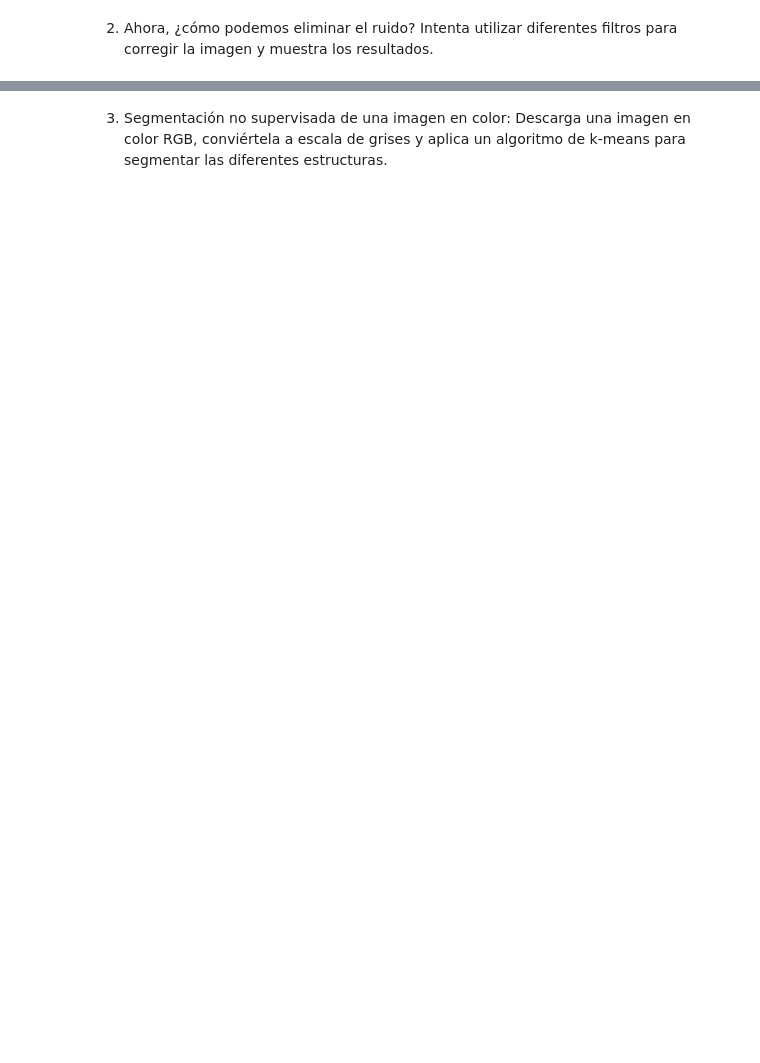
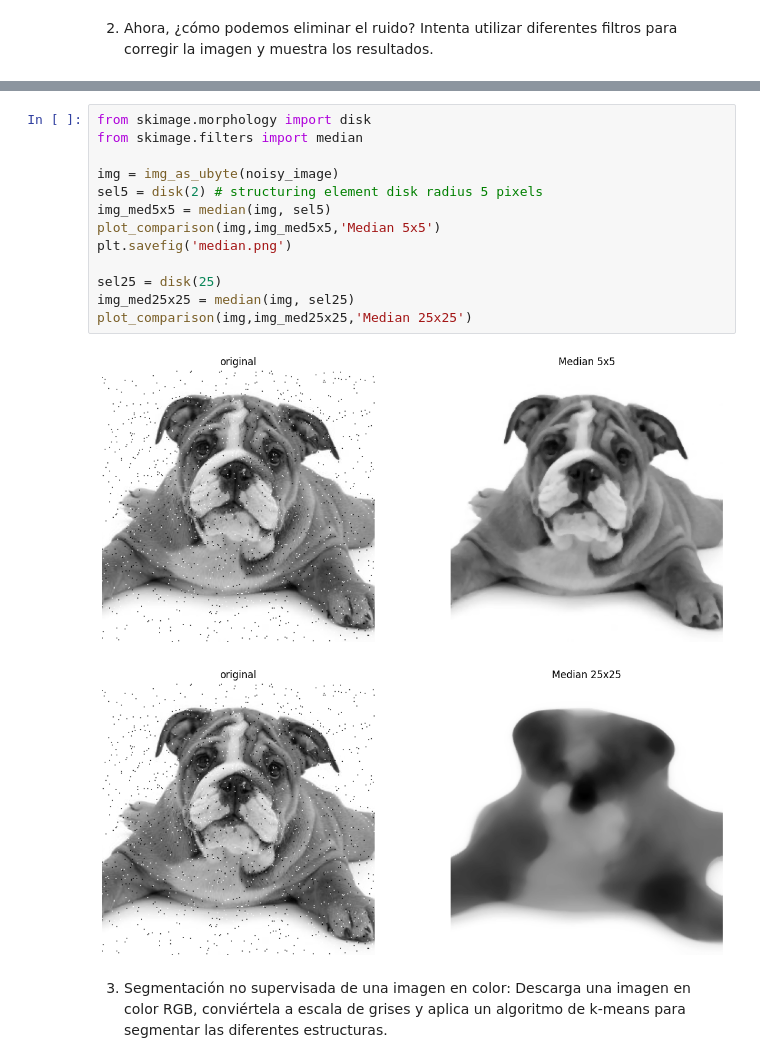
Before and after one commit to olivierguy456/PUC, a Jupyter notebook: Test2_ChristianMata.ipynb, the cells around one changed output, grey strips where cells are left out. Drawn from its saved outputs; the diff is of its cells as text; blank space fills up the shorter version.

```diff
--- a/Test2_ChristianMata.ipynb
+++ b/Test2_ChristianMata.ipynb
@@ -83,2 +97,18 @@ plt.savefig('Noisy.png')
+# %%
+from skimage.morphology import disk
+from skimage.filters import median
+
+img = img_as_ubyte(noisy_image)
+sel5 = disk(2) # structuring element disk radius 5 pixels
+img_med5x5 = median(img, sel5)
+plot_comparison(img,img_med5x5,'Median 5x5')
+plt.savefig('median.png')
+
+sel25 = disk(25)
+img_med25x25 = median(img, sel25)
+plot_comparison(img,img_med25x25,'Median 25x25')
+# %% [output]
+[figure, added]
+[figure, added]
 # %% [markdown]
 3. Segmentación no supervisada de una imagen en color: Descarga una imagen en color RGB, conviértela a escala de grises y aplica un algoritmo de k-means para segmentar las diferentes estructuras.
```
Also changed, not shown: parts of 6 cells of this notebook.
